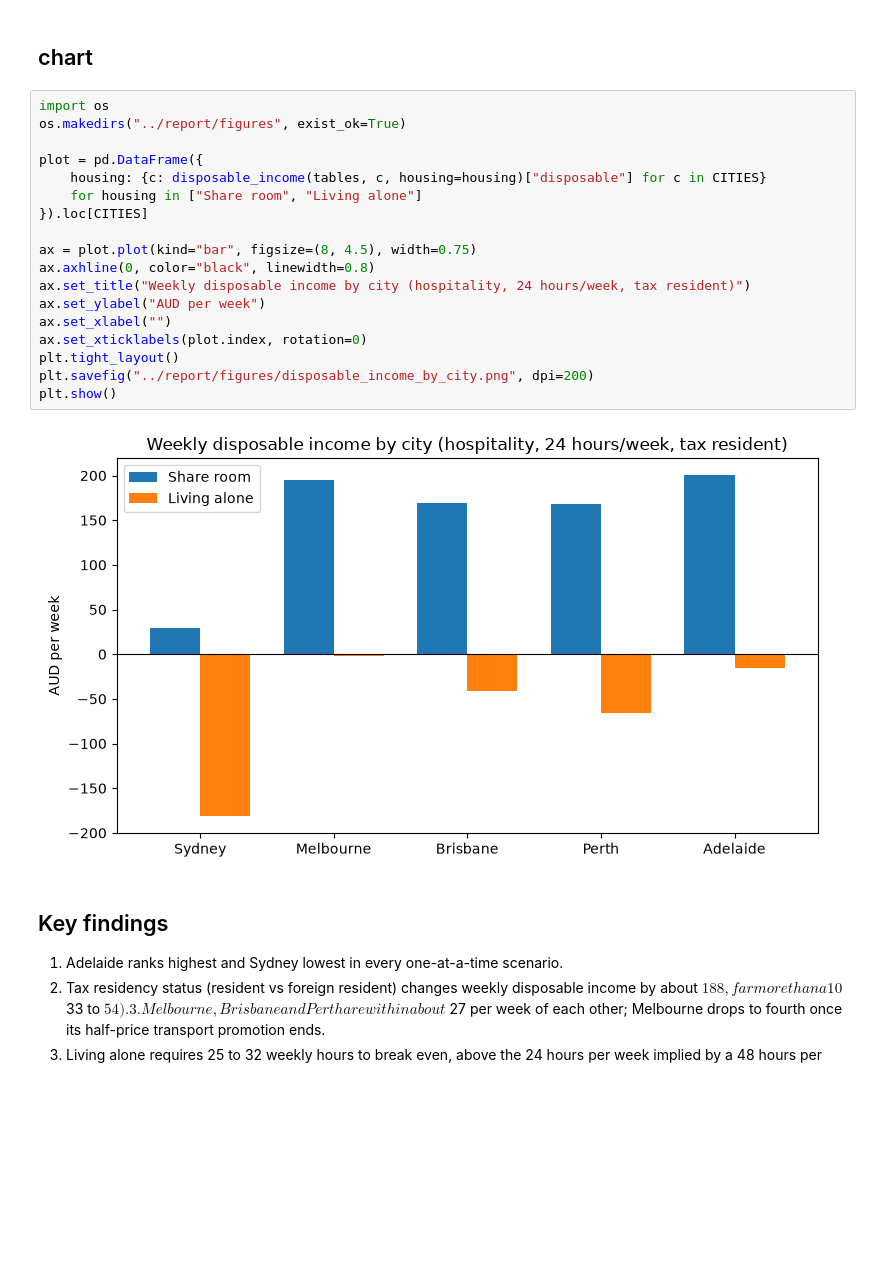
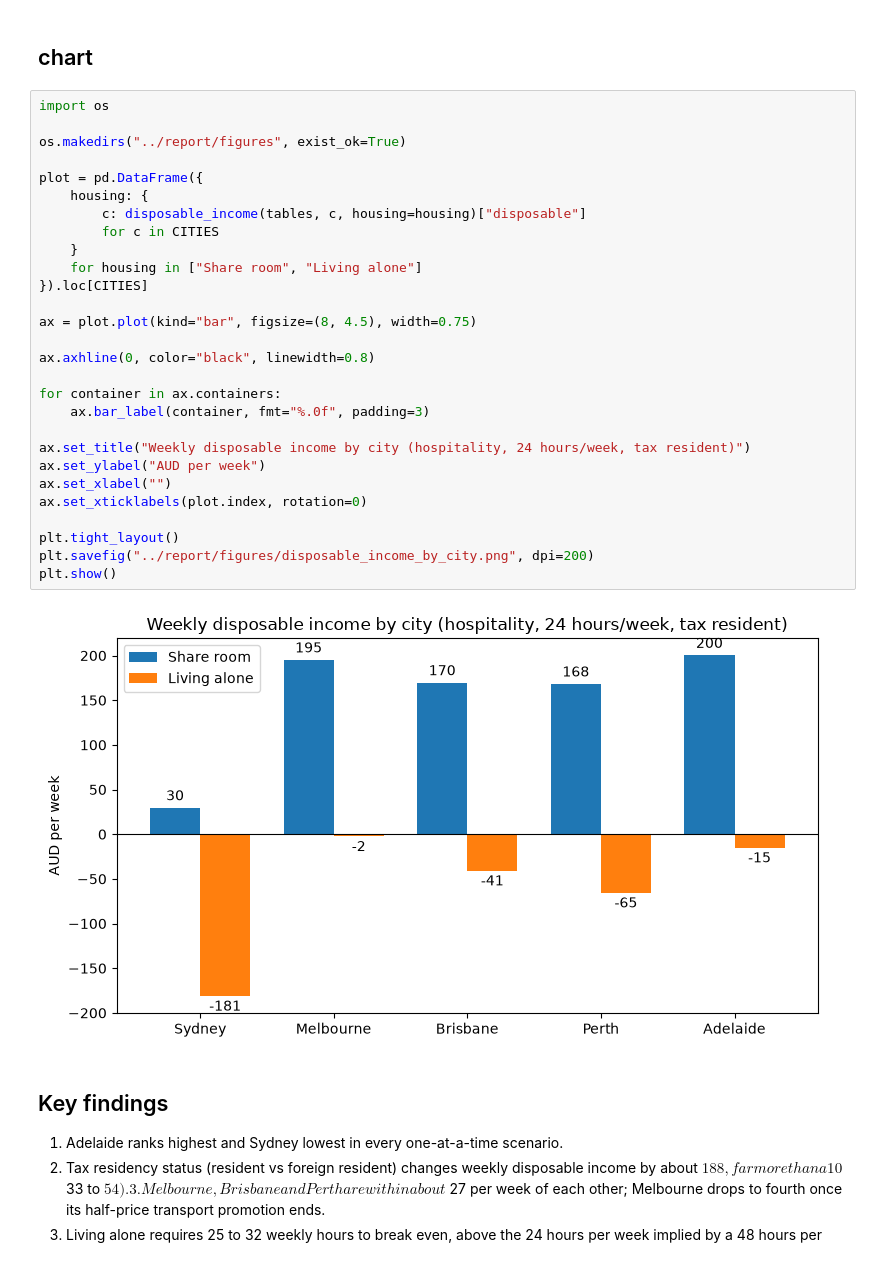
Before and after one commit to kieuuyen1701/au-student-disposable-income, a Jupyter notebook: notebooks/03_scenarios.ipynb, the cells around one changed output. Cells and saved outputs as stored; diff of their text form; blank space fills up the shorter version.

```diff
--- a/notebooks/03_scenarios.ipynb
+++ b/notebooks/03_scenarios.ipynb
@@ -111,24 +111,34 @@ breakeven_table
 ## chart
 # %%
 import os
+
 os.makedirs("../report/figures", exist_ok=True)
 
 plot = pd.DataFrame({
-    housing: {c: disposable_income(tables, c, housing=housing)["disposable"] for c in CITIES}
+    housing: {
+        c: disposable_income(tables, c, housing=housing)["disposable"]
+        for c in CITIES
+    }
     for housing in ["Share room", "Living alone"]
 }).loc[CITIES]
 
 ax = plot.plot(kind="bar", figsize=(8, 4.5), width=0.75)
+
 ax.axhline(0, color="black", linewidth=0.8)
+
+for container in ax.containers:
+    ax.bar_label(container, fmt="%.0f", padding=3)
+
 ax.set_title("Weekly disposable income by city (hospitality, 24 hours/week, tax resident)")
 ax.set_ylabel("AUD per week")
 ax.set_xlabel("")
 ax.set_xticklabels(plot.index, rotation=0)
+
 plt.tight_layout()
 plt.savefig("../report/figures/disposable_income_by_city.png", dpi=200)
 plt.show()
 # %% [output]
-[figure, old version]
+[figure, new version]
 # %% [markdown]
 ## Key findings
 1. Adelaide ranks highest and Sydney lowest in every one-at-a-time scenario.
```
